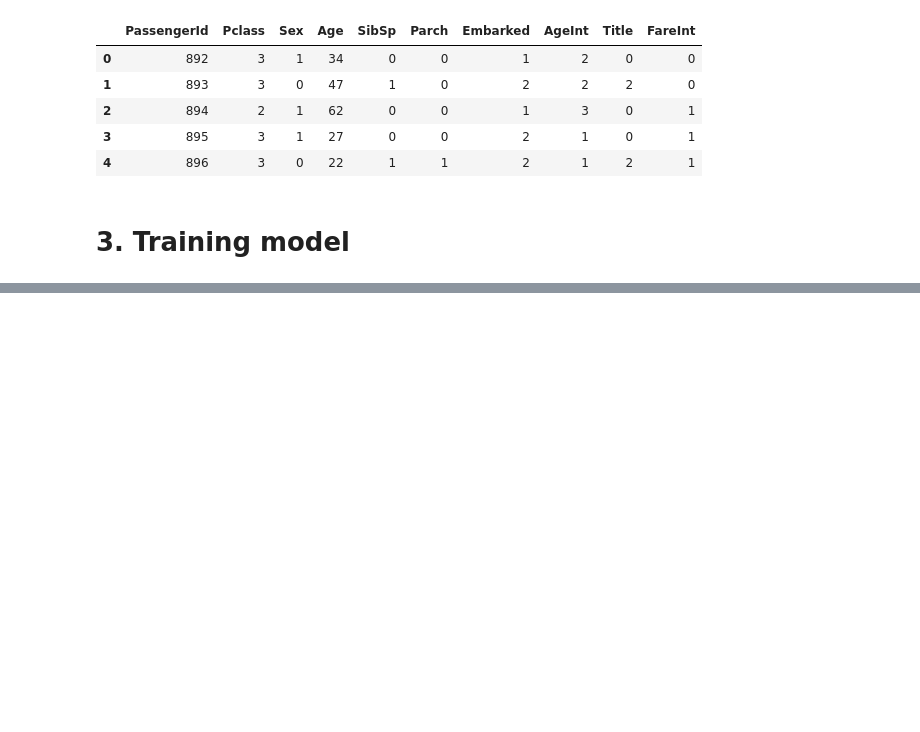
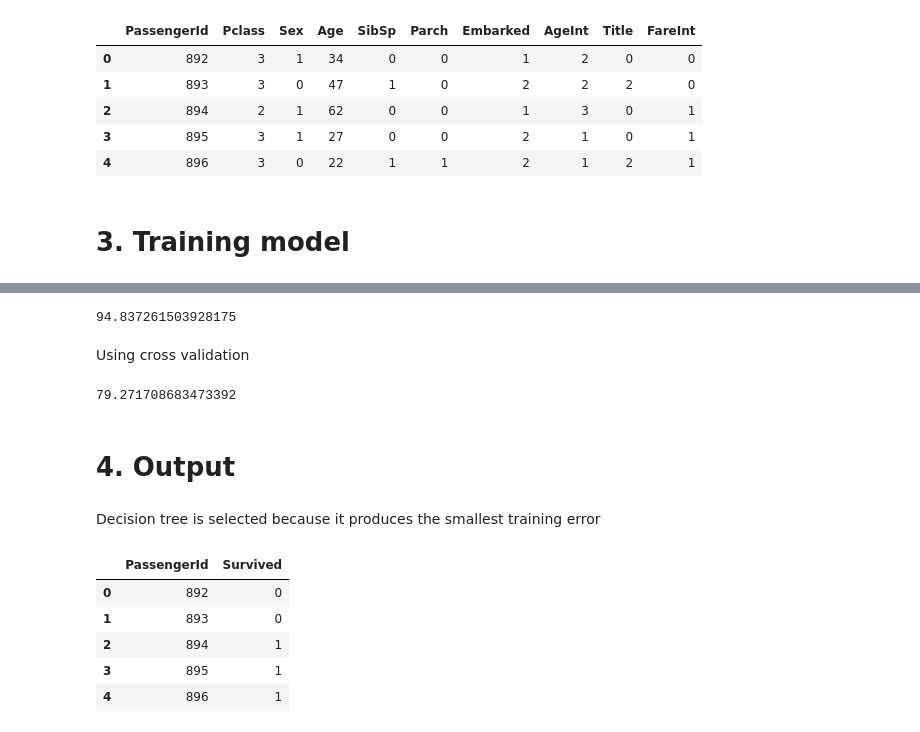
Before and after one commit to chrissaher/Kaggle-solutions, a Jupyter notebook: Titanic/Titanic.py.ipynb, the cells around one changed output, grey strips where cells are left out. Cells and saved outputs as stored; diff of their text form; code cells hidden in the pictures; blank space fills up the shorter version.

Commit message:
Error Train-score: 79.271% Test-score : 71.770%

```diff
--- a/Titanic/Titanic.py.ipynb
+++ b/Titanic/Titanic.py.ipynb
@@ -609,0 +613,7 @@ test.head()
+# %%
+from sklearn import linear_model
+
+logistic = linear_model.LogisticRegression()
+logistic.fit(X, y)
+score = logistic.score(X, y) * 100
+score
@@ -609,0 +624,9 @@ test.head()
+# %%
+from sklearn import linear_model
+from sklearn.model_selection import train_test_split
+
+logistic = linear_model.LogisticRegression()
+X_train, X_test, y_train, y_test = train_test_split(X, y, test_size = 0.4)
+logistic.fit(X_train, y_train)
+score = logistic.score(X_test, y_test) * 100
+score
@@ -609,0 +648,8 @@ test.head()
+# %%
+from sklearn import svm
+from sklearn.model_selection import train_test_split
+
+SVM = svm.SVC()
+SVM.fit(X_train, y_train)
+score = SVM.score(X_test, y_test) * 100
+score
@@ -609,0 +660,39 @@ test.head()
+# %%
+from sklearn import tree
+
+dt = tree.DecisionTreeClassifier()
+dt.fit(X, y)
+score = dt.score(X, y) * 100
+score
+# %% [output]
+94.837261503928175
+# %% [markdown]
+Using cross validation
+# %%
+from sklearn import tree
+from sklearn.model_selection import train_test_split
+
+dt = tree.DecisionTreeClassifier()
+dt.fit(X_train, y_train)
+score = dt.score(X_test, y_test) * 100
+score
+# %% [output]
+79.271708683473392
+# %% [markdown]
+# 4. Output
+# %% [markdown]
+Decision tree is selected because it produces the smallest training error
+# %%
+X_test = test.drop(['PassengerId'], axis=1)
+y_test = dt.predict(X_test)
+
+output = pd.DataFrame({'PassengerId': test['PassengerId'], 'Survived': y_test})
+output.to_csv('prediction.csv', index=False)
+output.head()
+# %% [output]
+|  | PassengerId | Survived |
+| 0 | 892 | 0 |
+| 1 | 893 | 0 |
+| 2 | 894 | 1 |
+| 3 | 895 | 1 |
+| 4 | 896 | 1 |
```
Also changed, not shown: parts of 13 cells of this notebook.
